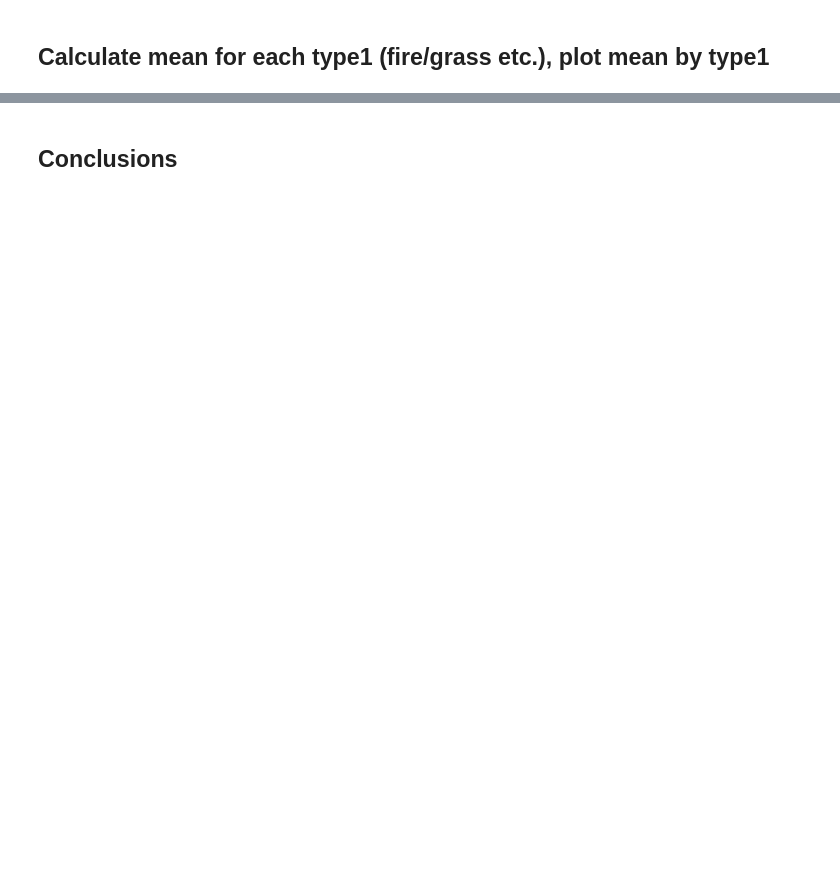
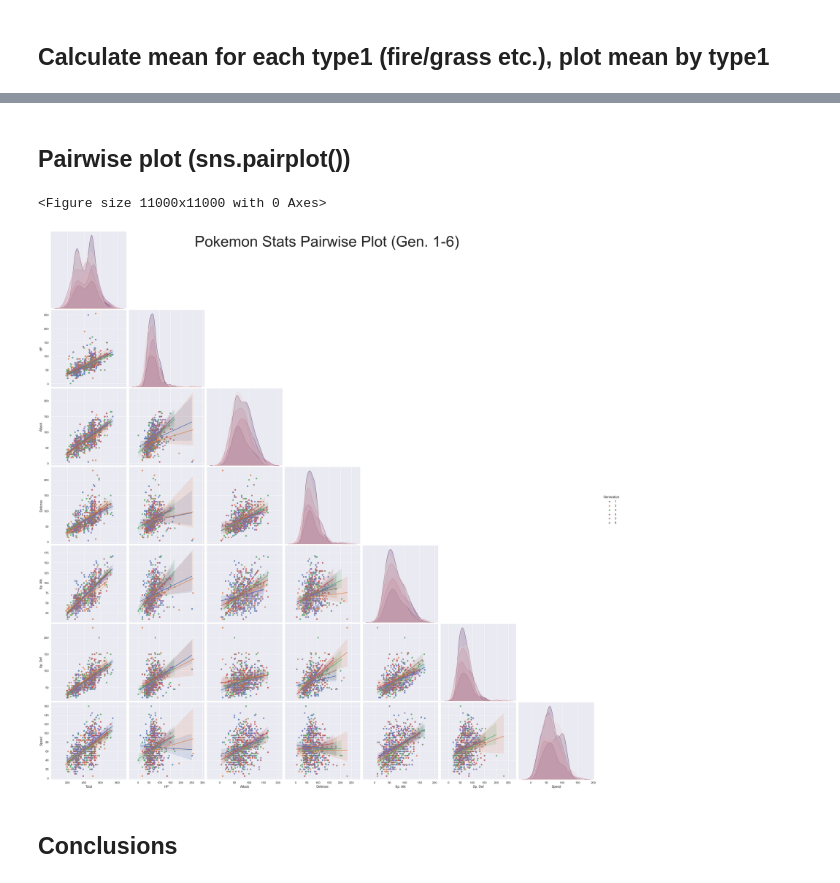
Before and after one commit to Alexander-Meldrum/pokemon_data, a Jupyter notebook: notebook_pokemon.ipynb, the cells around one changed output, grey strips where cells are left out. Cells and saved outputs as stored; diff of their text form; code cells hidden in the pictures; blank space fills up the shorter version.

```diff
--- a/notebook_pokemon.ipynb
+++ b/notebook_pokemon.ipynb
@@ -213,2 +199,18 @@ plt.savefig('Mean_Pokemon_stats_by_Type_1')
+# %% [markdown]
+## Pairwise plot (sns.pairplot())
+# %%
+# Plot
+plt.figure(figsize=(22,22), dpi= 500)
+## Learned: Subplot height controls size of fig!
+#sns.color_palette("hls", 8)
+# ['Total', 'HP', 'Attack', 'Defense','Sp. Atk', 'Sp. Def','Speed','Generation','Legendary']
+
+pair_plot = sns.pairplot(cleaned_data[['Total', 'HP', 'Attack', 'Defense','Sp. Atk', 'Sp. Def','Speed','Generation']], hue='Generation', kind = 'reg', height=5, corner = True)
+pair_plot.fig.suptitle(f"Pokemon Stats Pairwise Plot (Gen. 1-6)", fontsize=66)
+#plt.title(f"Pokemon Stats Pairwise Plot (Gen. 1-6)", fontsize=24)
+plt.savefig('Pokemon_Stats_Pairwise_Plot', dpi='figure', bbox_inches='tight')
+# %% [output]
+<Figure size 11000x11000 with 0 Axes>
+[figure, added]
 # %% [markdown]
 ## Conclusions
```
Also changed, not shown: parts of 10 cells of this notebook, 5 other files.
